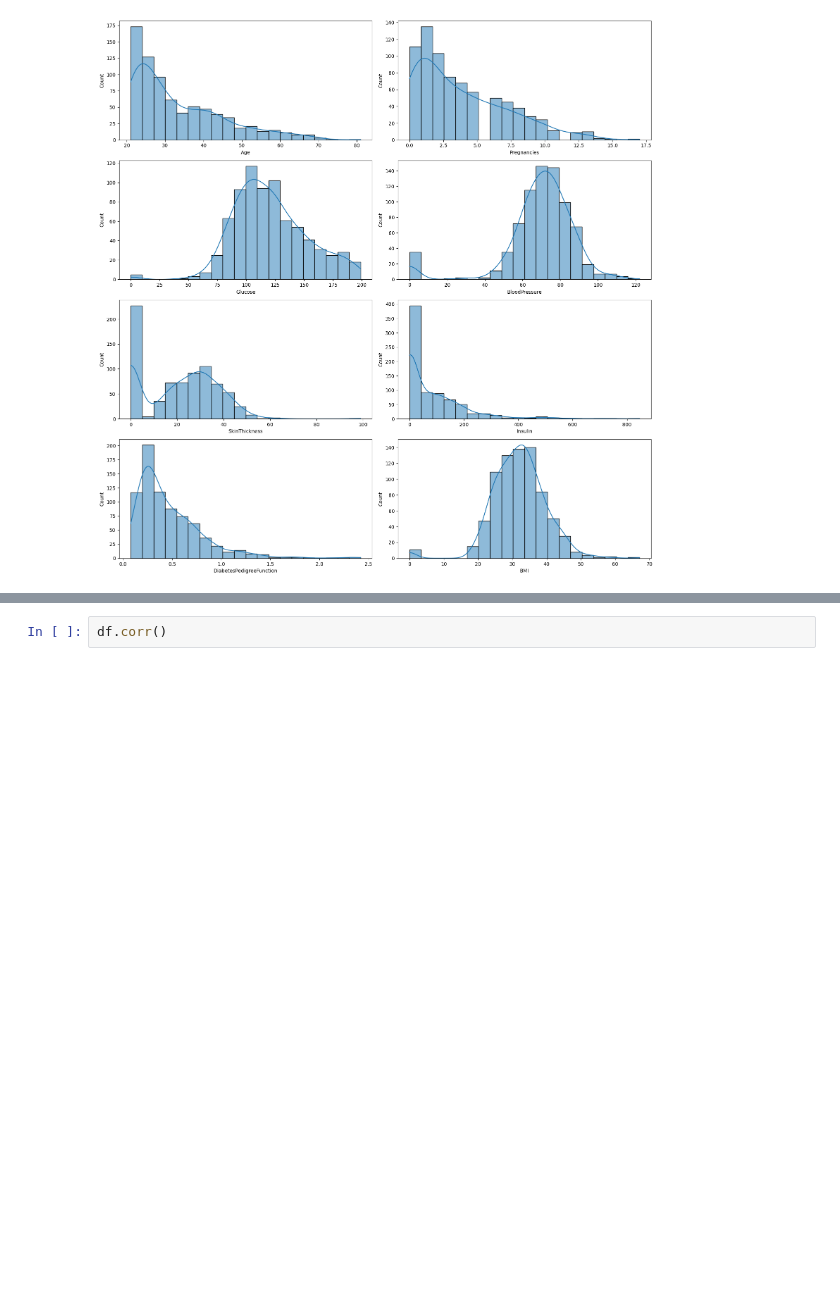
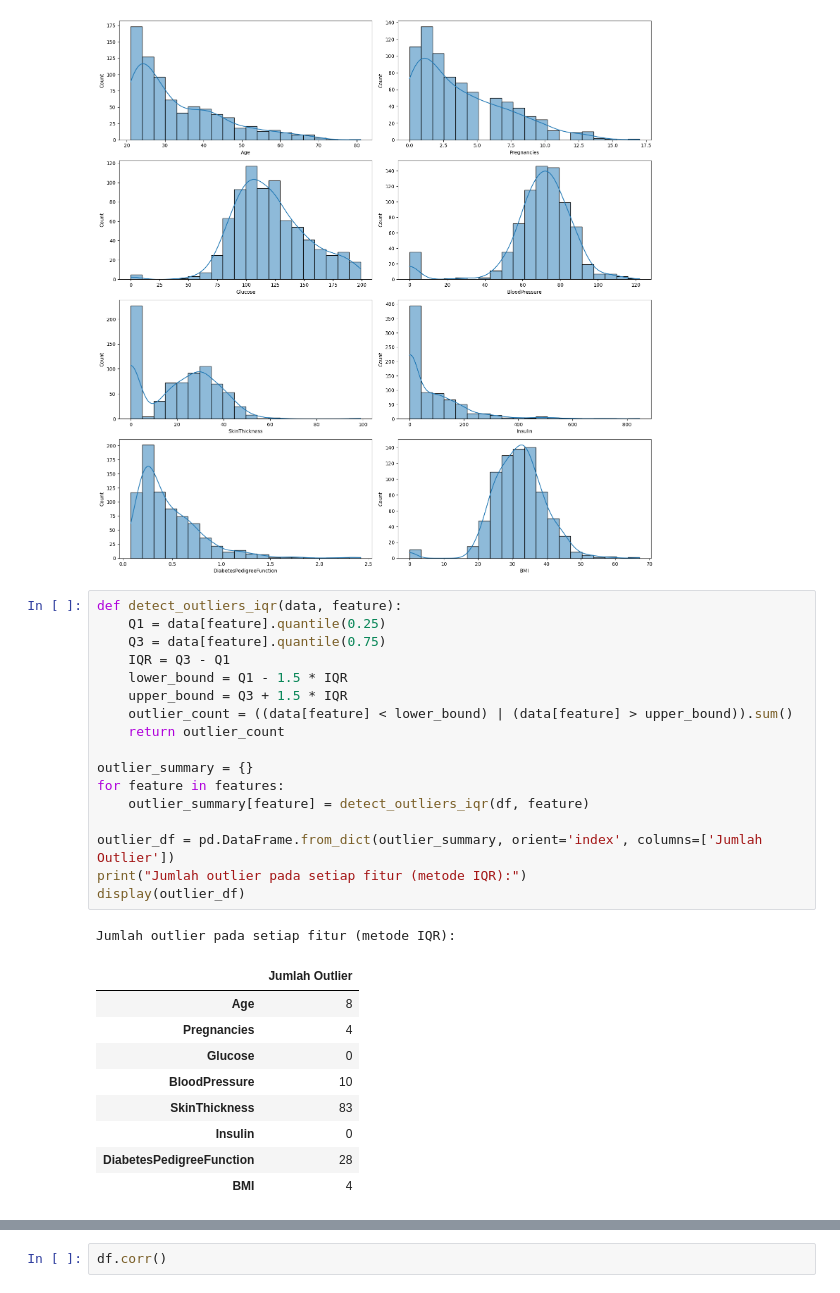
Before and after one commit to Anjasfedo/data-analysis, a Jupyter notebook: Predictive_Analytics.ipynb, the cells around one changed output, grey strips where cells are left out. Drawn from its saved outputs; the diff is of its cells as text; blank space fills up the shorter version.

```diff
--- a/Predictive_Analytics.ipynb
+++ b/Predictive_Analytics.ipynb
@@ -121,3 +111,31 @@ plt.tight_layout()
 plt.show()
 # %% [output]
 [figure]
+# %%
+def detect_outliers_iqr(data, feature):
+    Q1 = data[feature].quantile(0.25)
+    Q3 = data[feature].quantile(0.75)
+    IQR = Q3 - Q1
+    lower_bound = Q1 - 1.5 * IQR
+    upper_bound = Q3 + 1.5 * IQR
+    outlier_count = ((data[feature] < lower_bound) | (data[feature] > upper_bound)).sum()
+    return outlier_count
+
+outlier_summary = {}
+for feature in features:
+    outlier_summary[feature] = detect_outliers_iqr(df, feature)
+
+outlier_df = pd.DataFrame.from_dict(outlier_summary, orient='index', columns=['Jumlah Outlier'])
+print("Jumlah outlier pada setiap fitur (metode IQR):")
+display(outlier_df)
+# %% [output]
+Jumlah outlier pada setiap fitur (metode IQR):
+|  | Jumlah Outlier |
+| Age | 8 |
+| Pregnancies | 4 |
+| Glucose | 0 |
+| BloodPressure | 10 |
+| SkinThickness | 83 |
+| Insulin | 0 |
+| DiabetesPedigreeFunction | 28 |
+| BMI | 4 |
```
Also changed, not shown: parts of 9 cells of this notebook.
